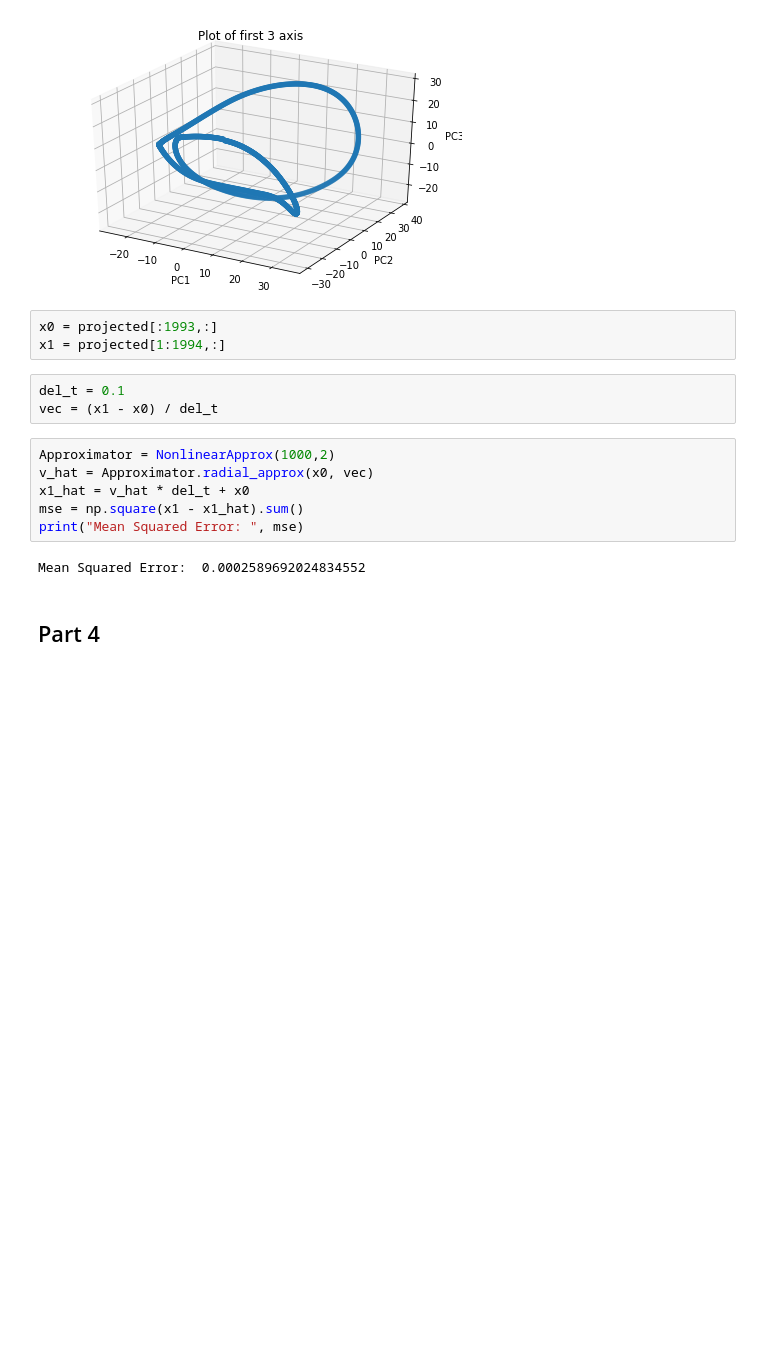
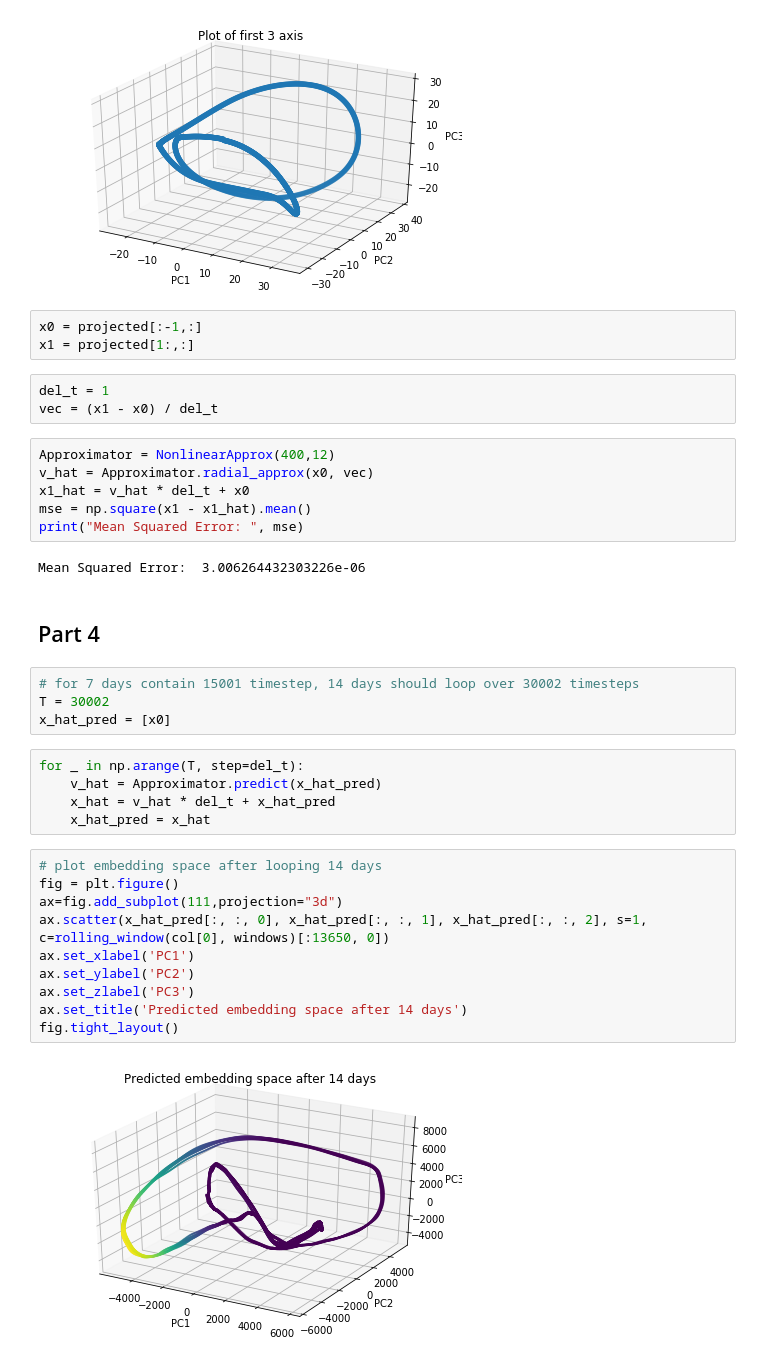
Before and after one commit to JWatter/ExtractingDynamicalSystemsFromData, a Jupyter notebook: task5.ipynb, the cells around one changed output. Cells and saved outputs as stored; diff of their text form; blank space fills up the shorter version.

```diff
--- a/task5.ipynb
+++ b/task5.ipynb
@@ -162,18 +161,39 @@ fig.tight_layout()
 # %% [output]
 [figure]
 # %%
-x0 = projected[:1993,:]
-x1 = projected[1:1994,:]
+x0 = projected[:-1,:]
+x1 = projected[1:,:]
 # %%
-del_t = 0.1
+del_t = 1
 vec = (x1 - x0) / del_t
 # %%
-Approximator = NonlinearApprox(1000,2)
+Approximator = NonlinearApprox(400,12)
 v_hat = Approximator.radial_approx(x0, vec)
 x1_hat = v_hat * del_t + x0
-mse = np.square(x1 - x1_hat).sum()
+mse = np.square(x1 - x1_hat).mean()
 print("Mean Squared Error: ", mse)
 # %% [output]
-Mean Squared Error:  0.0002589692024834552
+Mean Squared Error:  3.006264432303226e-06
 # %% [markdown]
 ## Part 4
+# %%
+# for 7 days contain 15001 timestep, 14 days should loop over 30002 timesteps
+T = 30002
+x_hat_pred = [x0]
+# %%
+for _ in np.arange(T, step=del_t):
+    v_hat = Approximator.predict(x_hat_pred)
+    x_hat = v_hat * del_t + x_hat_pred
+    x_hat_pred = x_hat
+# %%
+# plot embedding space after looping 14 days
+fig = plt.figure()
+ax=fig.add_subplot(111,projection="3d")
+ax.scatter(x_hat_pred[:, :, 0], x_hat_pred[:, :, 1], x_hat_pred[:, :, 2], s=1, c=rolling_window(col[0], windows)[:13650, 0])
+ax.set_xlabel('PC1')
+ax.set_ylabel('PC2')
+ax.set_zlabel('PC3')
+ax.set_title('Predicted embedding space after 14 days')
+fig.tight_layout()
+# %% [output]
+[figure, added]
```
Also changed, not shown: parts of 10 cells of this notebook, 1 other file.
